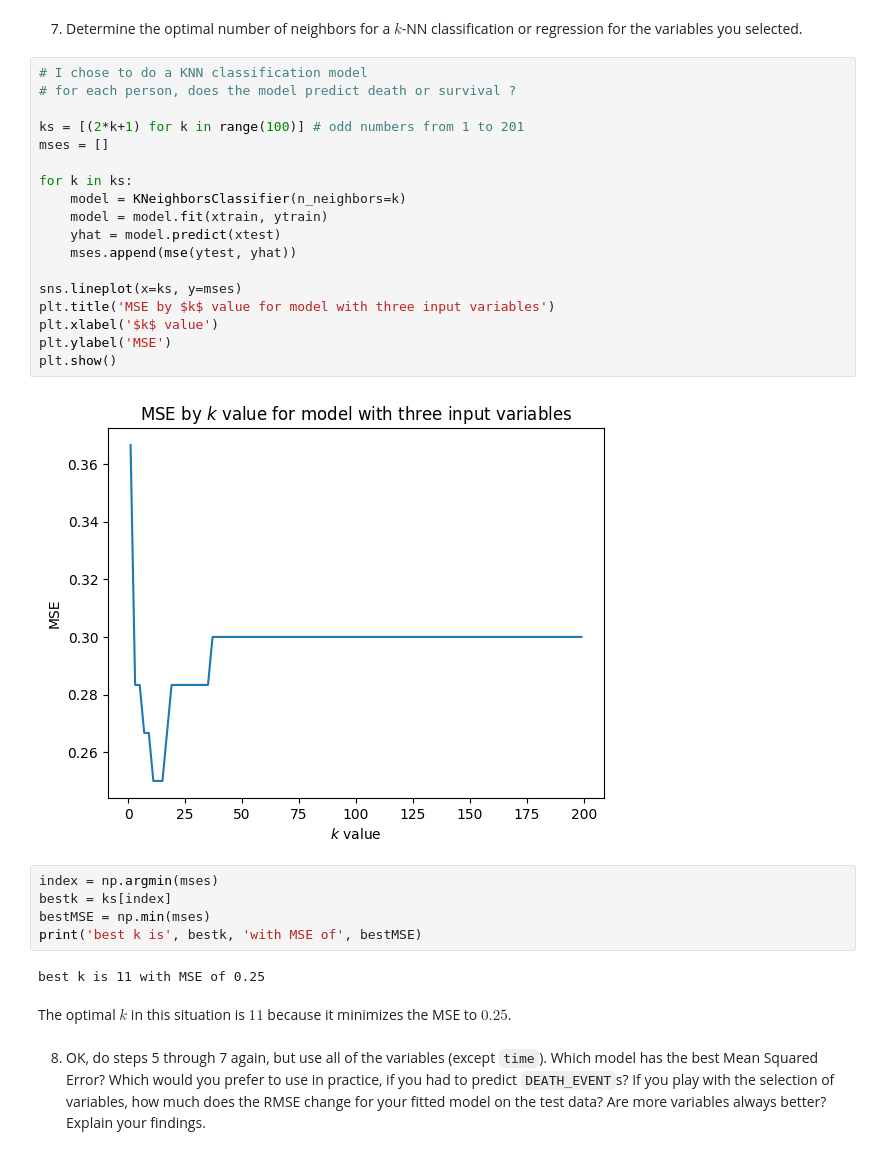
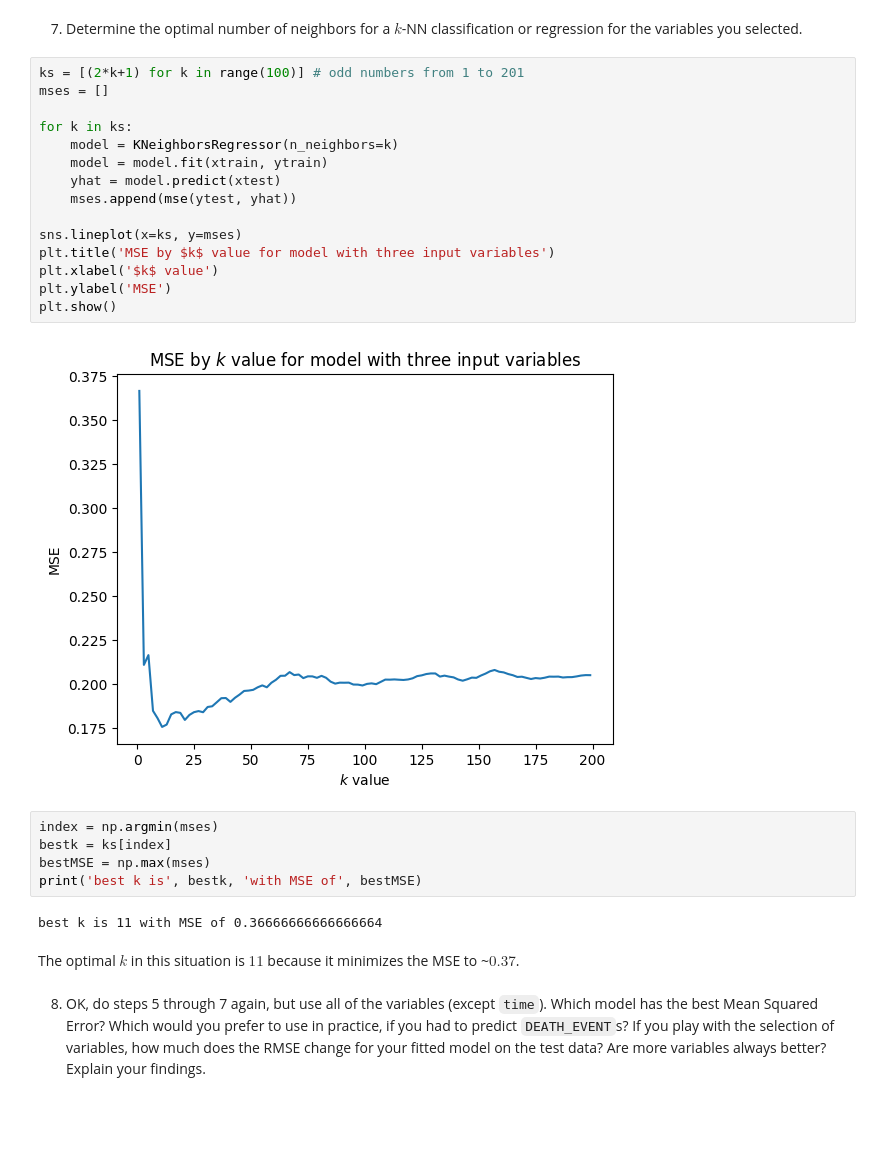
Before and after one commit to syd-nguyen/ds3021-assignments, a Jupyter notebook: assignments/02_assignment_knn.ipynb, the cells around one changed output. Cells and saved outputs as stored; diff of their text form; blank space fills up the shorter version.

```diff
--- a/assignments/02_assignment_knn.ipynb
+++ b/assignments/02_assignment_knn.ipynb
@@ -293,34 +281,31 @@ xtrain, xtest, ytrain, ytest = train_test_split(x, y, test_size=0.2, random_stat
 # %% [markdown]
 7. Determine the optimal number of neighbors for a $k$-NN classification or regression for the variables you selected.
 # %%
-# I chose to do a KNN classification model
-# for each person, does the model predict death or survival ?
-
 ks = [(2*k+1) for k in range(100)] # odd numbers from 1 to 201
 mses = []
 
 for k in ks:
-    model = KNeighborsClassifier(n_neighbors=k)
+    model = KNeighborsRegressor(n_neighbors=k)
     model = model.fit(xtrain, ytrain)
     yhat = model.predict(xtest)
     mses.append(mse(ytest, yhat))
 
 sns.lineplot(x=ks, y=mses)
 plt.title('MSE by $k$ value for model with three input variables')
 plt.xlabel('$k$ value')
 plt.ylabel('MSE')
 plt.show()
 # %% [output]
-[figure, old version]
+[figure, new version]
 # %%
 index = np.argmin(mses)
 bestk = ks[index]
-bestMSE = np.min(mses)
+bestMSE = np.max(mses)
 print('best k is', bestk, 'with MSE of', bestMSE)
 # %% [output]
-best k is 11 with MSE of 0.25
+best k is 11 with MSE of 0.36666666666666664
 # %% [markdown]
-The optimal $k$ in this situation is $11$ because it minimizes the MSE to $0.25$.
+The optimal $k$ in this situation is $11$ because it minimizes the MSE to ~$0.37$.
 # %% [markdown]
 8. OK, do steps 5 through 7 again, but use all of the variables (except `time`). Which model has the best Mean Squared Error? Which would you prefer to use in practice, if you had to predict `DEATH_EVENT`s? If you play with the selection of variables, how much does the RMSE change for your fitted model on the test data? Are more variables always better? Explain your findings.
 # %%
```
Also changed, not shown: parts of 24 cells of this notebook.
